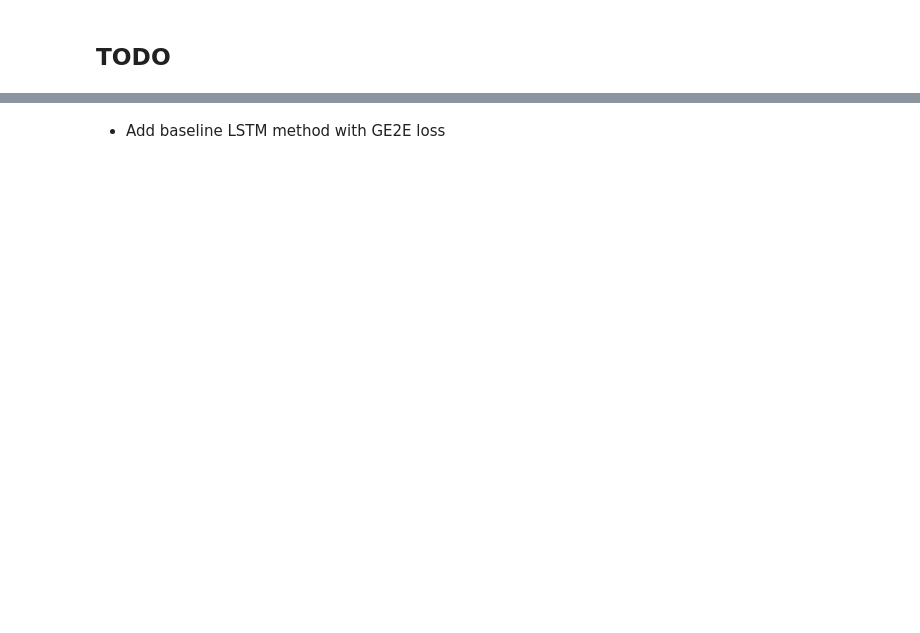
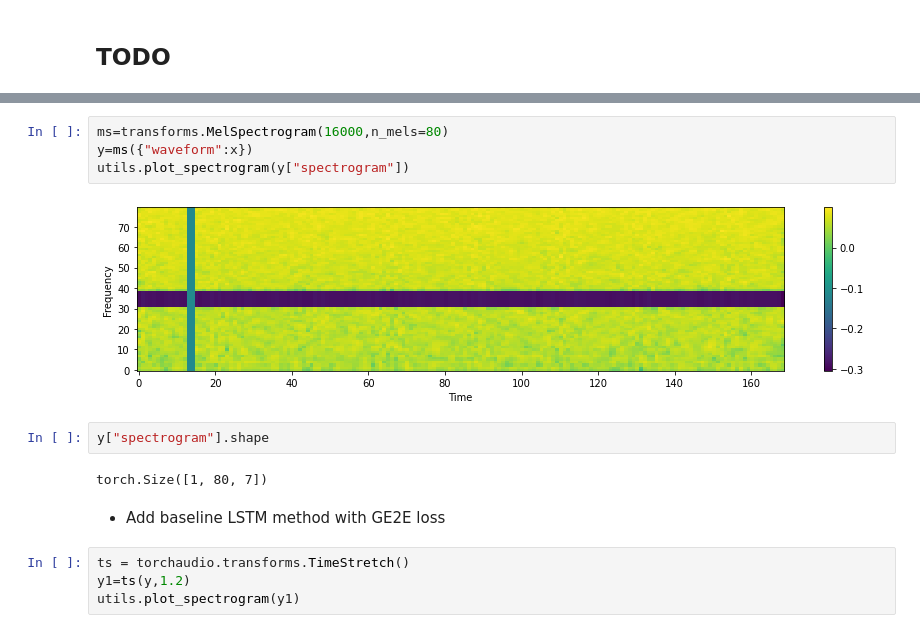
Before and after one commit to Wadaboa/titanet, a Jupyter notebook: titanet.ipynb, the cells around one changed output, grey strips where cells are left out. Cells and saved outputs as stored; diff of their text form; blank space fills up the shorter version.

```diff
--- a/titanet.ipynb
+++ b/titanet.ipynb
@@ -342,2 +366,16 @@ vctk_dataset.info()
+# %%
+ms=transforms.MelSpectrogram(16000,n_mels=80)
+y=ms({"waveform":x})
+utils.plot_spectrogram(y["spectrogram"])
+# %% [output]
+[figure, added]
+# %%
+y["spectrogram"].shape
+# %% [output]
+torch.Size([1, 80, 7])
 # %% [markdown]
 - Add baseline LSTM method with GE2E loss
+# %%
+ts = torchaudio.transforms.TimeStretch()
+y1=ts(y,1.2)
+utils.plot_spectrogram(y1)
```
Also changed, not shown: parts of 9 cells of this notebook, 4 other files.
